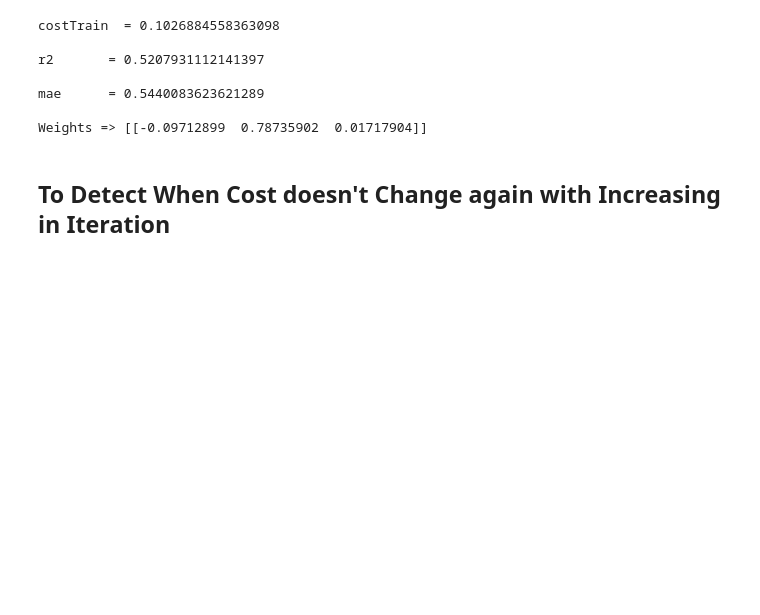
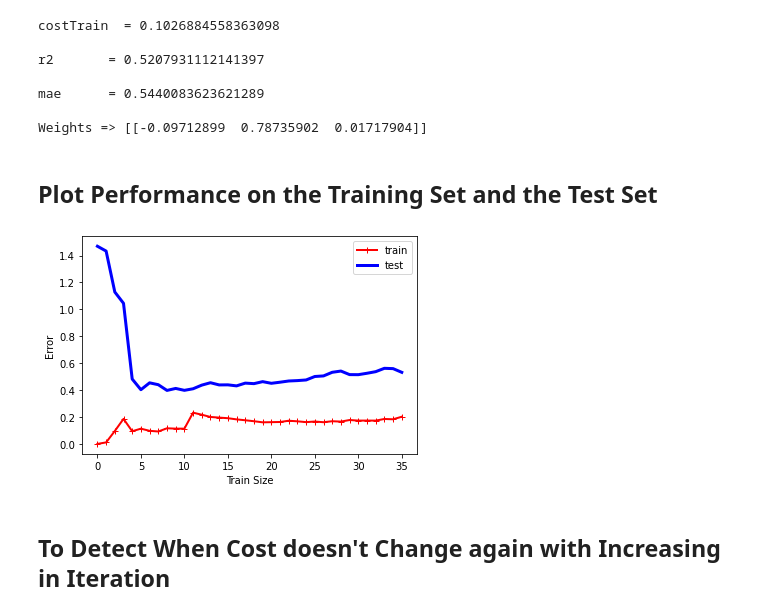
Before and after one commit to shymaagamal/GradientDescent_LR, a Jupyter notebook: ML_Task_2/LR_multiVariate.ipynb, the cells around one changed output. Cells and saved outputs as stored; diff of their text form; code cells hidden in the pictures; blank space fills up the shorter version.

```diff
--- a/ML_Task_2/LR_multiVariate.ipynb
+++ b/ML_Task_2/LR_multiVariate.ipynb
@@ -213,7 +236,7 @@ plt.show()
 # %% [output]
 [figure]
 # %%
-X, Y= preprocessing(data2)
+X2, Y2= preprocessing(data2)
 # %% [markdown]
 ## Use My Model With MultiVariate DataSet
 # %%
@@ -234,6 +257,12 @@ r2       = 0.5207931112141397
 mae      = 0.5440083623621289
 
 Weights => [[-0.09712899  0.78735902  0.01717904]]
+# %% [markdown]
+## Plot Performance on the Training Set and the Test Set
+# %%
+plot_TT_Curves(X2,Y2,0.001,4000);
+# %% [output]
+[figure, added]
 # %% [markdown]
 ## To Detect When Cost doesn't Change again with Increasing in Iteration
 # %%
```
Also changed, not shown: parts of 8 cells of this notebook.
